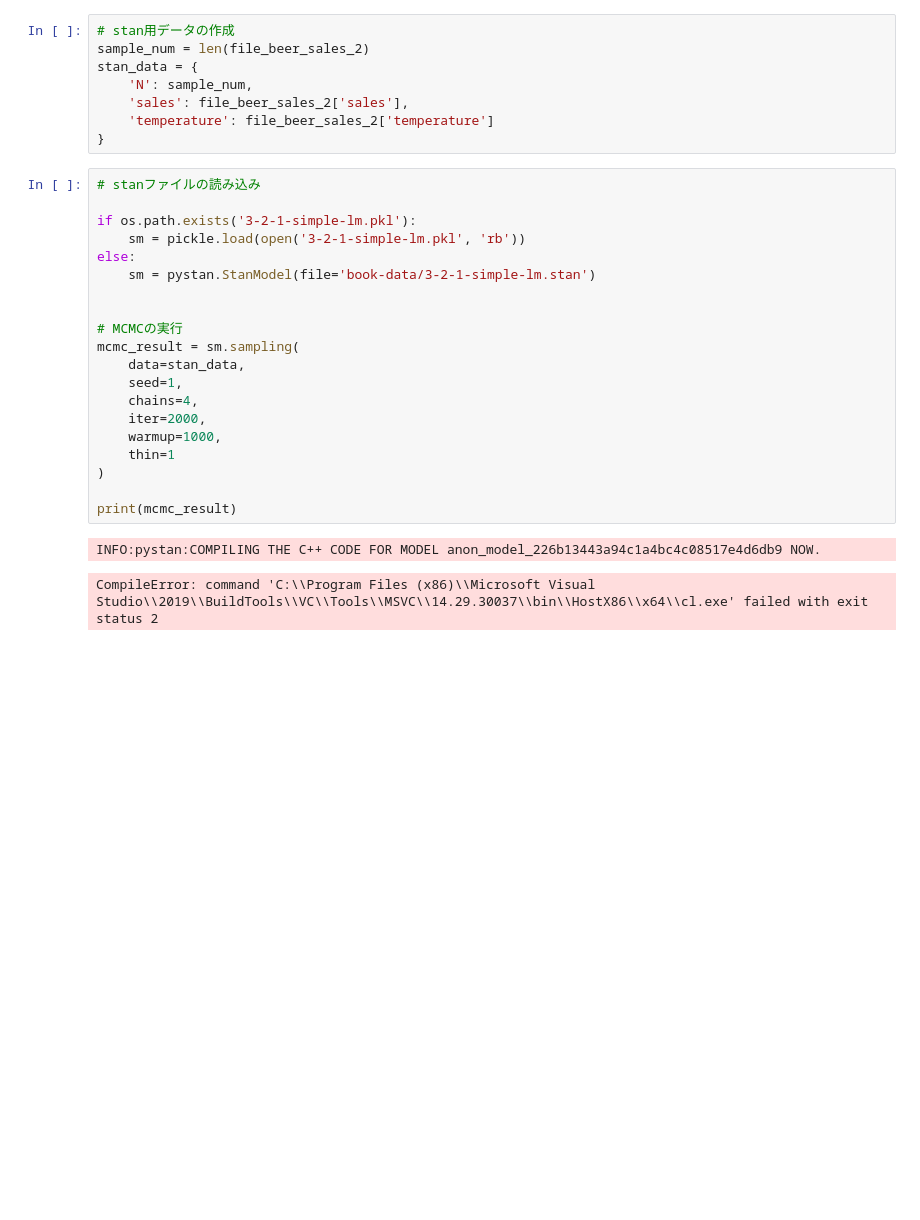
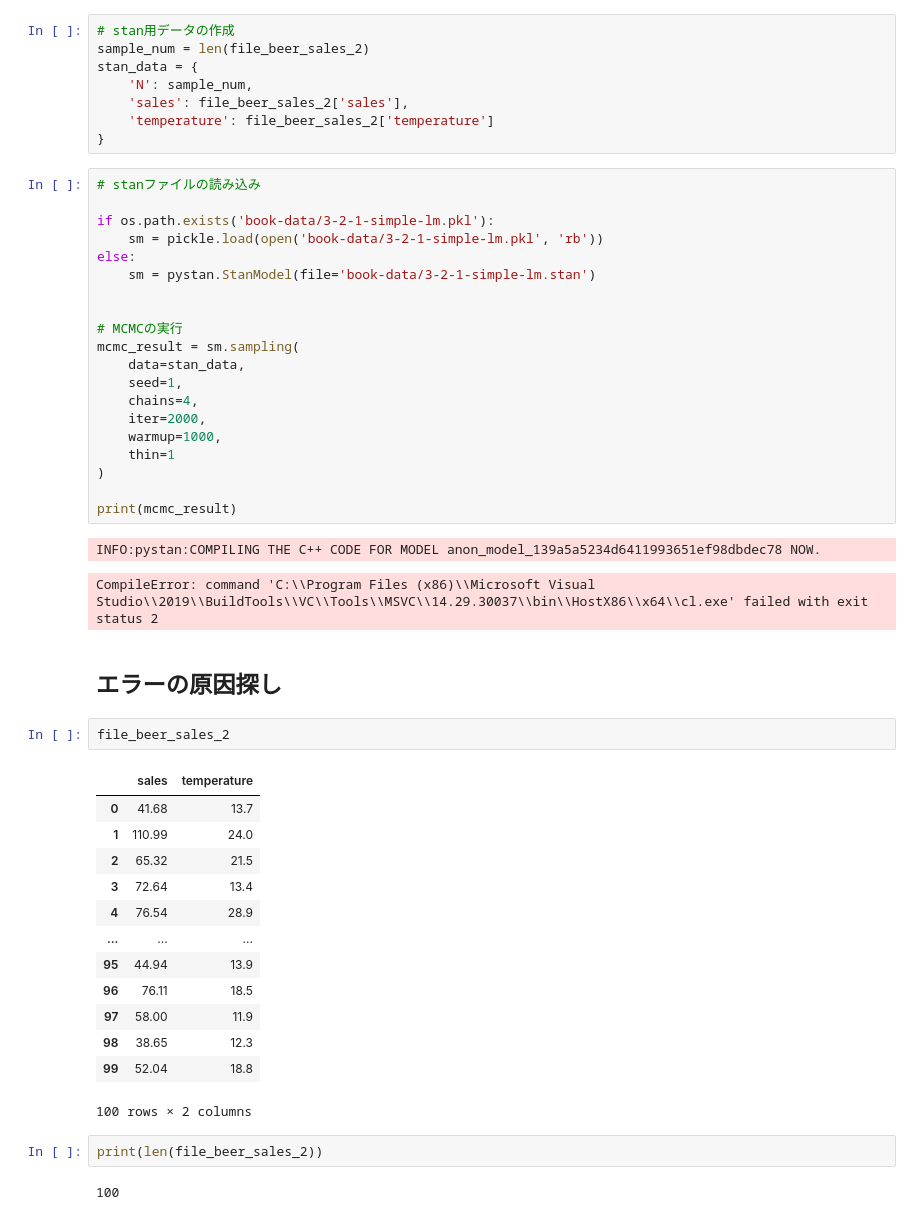
Before and after one commit to YusukeHayashiii/zissen_datascience_python, a Jupyter notebook: 3-2_単回帰モデル.ipynb, the cells around one changed output. Cells and saved outputs as stored; diff of their text form; blank space fills up the shorter version.

```diff
--- a/3-2_単回帰モデル.ipynb
+++ b/3-2_単回帰モデル.ipynb
@@ -42,8 +42,8 @@ stan_data = {
 # %%
 # stanファイルの読み込み
 
-if os.path.exists('3-2-1-simple-lm.pkl'):
-    sm = pickle.load(open('3-2-1-simple-lm.pkl', 'rb'))
+if os.path.exists('book-data/3-2-1-simple-lm.pkl'):
+    sm = pickle.load(open('book-data/3-2-1-simple-lm.pkl', 'rb'))
 else:
     sm = pystan.StanModel(file='book-data/3-2-1-simple-lm.stan')
 
@@ -60,5 +60,27 @@ mcmc_result = sm.sampling(
 
 print(mcmc_result)
 # %% [output]
-INFO:pystan:COMPILING THE C++ CODE FOR MODEL anon_model_226b13443a94c1a4bc4c08517e4d6db9 NOW.
+INFO:pystan:COMPILING THE C++ CODE FOR MODEL anon_model_139a5a5234d6411993651ef98dbdec78 NOW.
 CompileError: command 'C:\\Program Files (x86)\\Microsoft Visual Studio\\2019\\BuildTools\\VC\\Tools\\MSVC\\14.29.30037\\bin\\HostX86\\x64\\cl.exe' failed with exit status 2
+# %% [markdown]
+## エラーの原因探し
+# %%
+file_beer_sales_2
+# %% [output]
+|  | sales | temperature |
+| 0 | 41.68 | 13.7 |
+| 1 | 110.99 | 24.0 |
+| 2 | 65.32 | 21.5 |
+| 3 | 72.64 | 13.4 |
+| 4 | 76.54 | 28.9 |
+| ... | ... | ... |
+| 95 | 44.94 | 13.9 |
+| 96 | 76.11 | 18.5 |
+| 97 | 58.00 | 11.9 |
+| 98 | 38.65 | 12.3 |
+| 99 | 52.04 | 18.8 |
+100 rows × 2 columns
+# %%
+print(len(file_beer_sales_2))
+# %% [output]
+100
```
Also changed, not shown: parts of 3 cells of this notebook.
